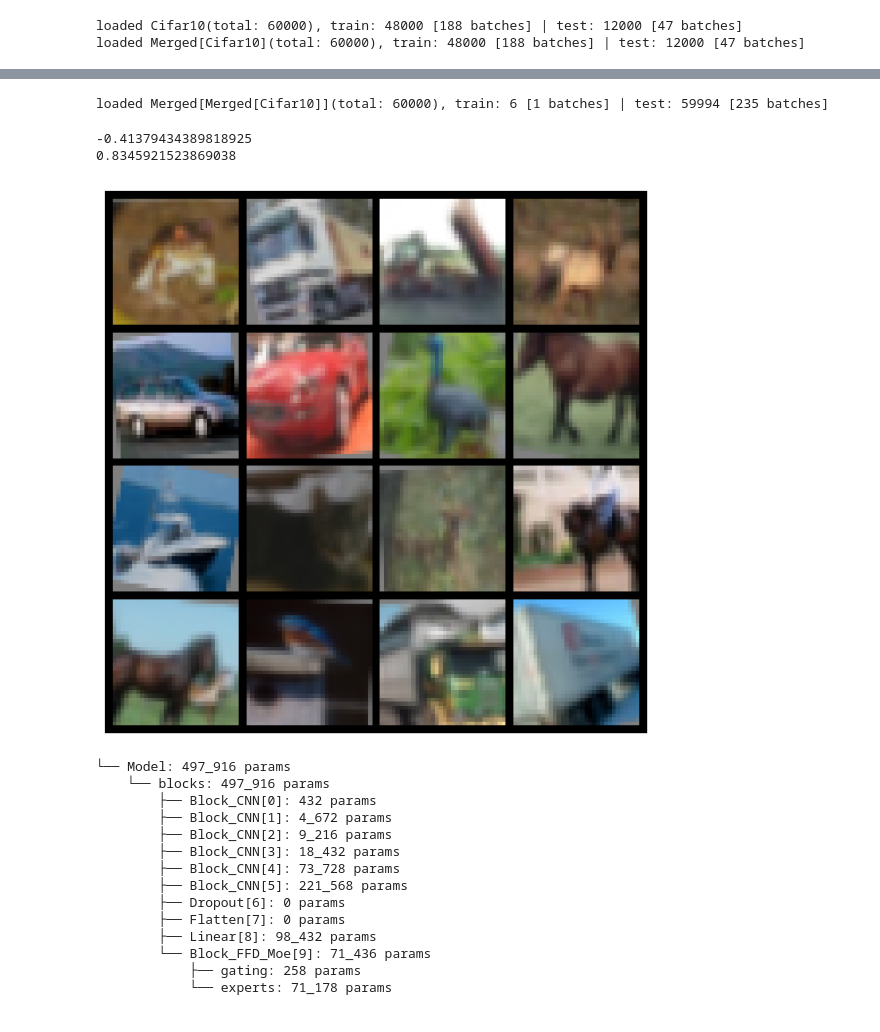
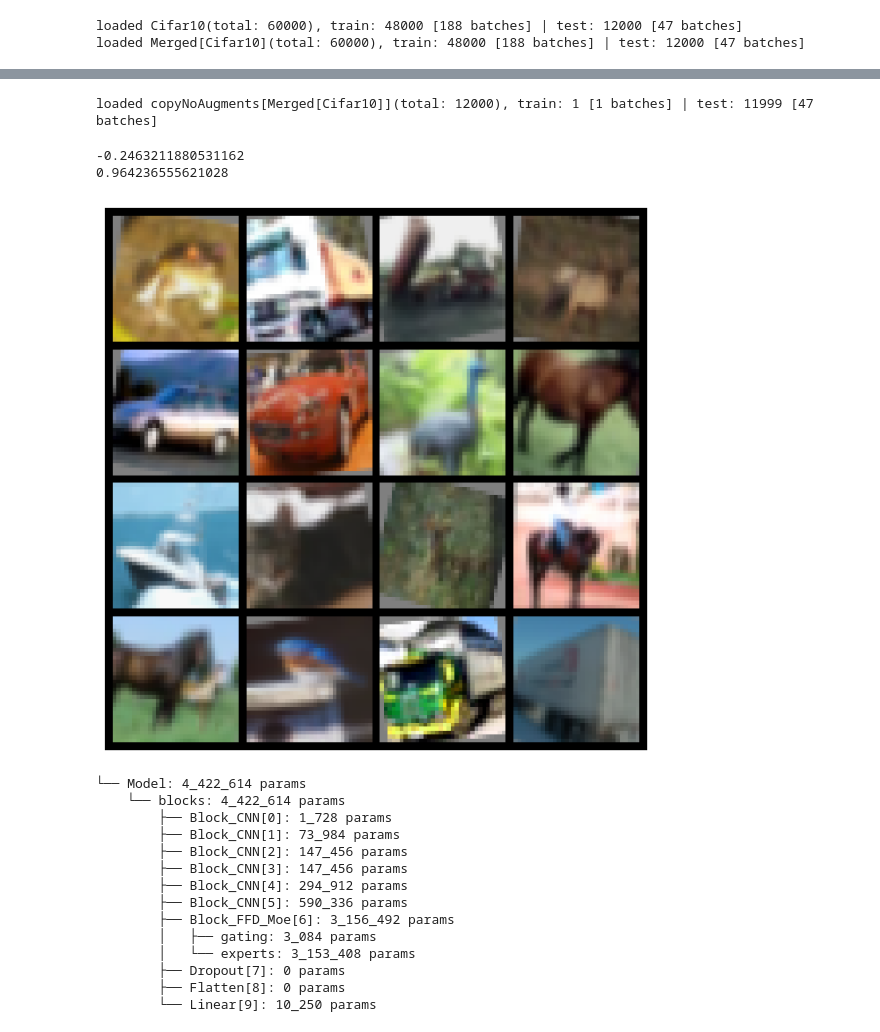
Before and after one commit to vuvu700/MOE_project, a Jupyter notebook: src/experiment_moe2.ipynb, the cells around one changed output, grey strips where cells are left out. Cells and saved outputs as stored; diff of their text form; code cells hidden in the pictures.

Commit message:
fixed datas augmentations speed and added results

```diff
--- a/src/experiment_moe2.ipynb
+++ b/src/experiment_moe2.ipynb
@@ -54,33 +69,37 @@ loaded Merged[Cifar10](total: 60000), train: 48000 [188 batches] | test: 12000 [
 # %%
-datasHandler_noAugments = handleDatas.HandleImagesClassifDatas.merge(
-    datasHandler, trainProp=0.0001, batchSizeTrain=256, batchSizeTest=256, dataAugemnt='mostBasic')
+datasHandler_noAugments = handleDatas.HandleImagesClassifDatas(
+    images=[datasHandler.full_dataset.images[i] for i in datasHandler.dataset_test.indices],
+    name=f"copyNoAugments[{datasHandler.name}]", nbClasses=datasHandler.nbClasses,
+    trainProp=0.0001, batchSizeTrain=256, batchSizeTest=256, dataAugemnt=None)
 # %% [output]
-loaded Merged[Merged[Cifar10]](total: 60000), train: 6 [1 batches] | test: 59994 [235 batches]
+loaded copyNoAugments[Merged[Cifar10]](total: 12000), train: 1 [1 batches] | test: 11999 [47 batches]
 # %%
 def cell():
     import matplotlib.pyplot as plt
 
     K = 16
     Ks = (K ** 0.5).__ceil__()
 
     plt.figure(figsize=(2*Ks,2*Ks))
     plt.axis('off')
-    images = [datasHandler.full_dataset[i]['image'] for i in range(K)]
+    images = [
+        datasHandler.full_dataset.finalTransform(
+            datasHandler.full_dataset[i]['image']) for i in range(K)]
     print((sum(img.mean().item() for img in images)/len(images)))
     print((sum(img.std().item() for img in images)/len(images)))
     plt.imshow(torchvision.utils.make_grid(
         images, nrow=Ks, normalize=True, scale_each=False).permute((1, 2, 0)))
     plt.show()
 
 cell(); del cell
 # %% [output]
--0.41379434389818925
-0.8345921523869038
+-0.2463211880531162
+0.964236555621028
-[figure, old version]
+[figure, new version]
 # %%
-model = moeModel = MoE_models.paper2.VisionModelMoe.get_cifar_v1(
+model = moeModel = MoE_models.paper2.VisionModelMoe.get_cifar_v2(
     nbClasses=datasHandler.nbClasses, wImp=0.1, wLoad=0.1,
-    nbExperts=1, topK=1, modelConfig="medium", memoryMode=False).to(device)
+    nbExperts=6, topK=2, modelConfig="large", memoryMode=False).to(device)
 lossFunc = torch.nn.CrossEntropyLoss().to(device)
 optim = torch.optim.AdamW(model.parameters(), lr=0.001)
 
@@ -96,18 +115,18 @@ _ = model(datasHandler.full_dataset[0]['image'].to(device)[None, ...].repeat((1,
 #print(_[1].detach().cpu().numpy())
 #print(_[2].detach().cpu().numpy())
 # %% [output]
-└── Model: 497_916 params
-    └── blocks: 497_916 params
-        ├── Block_CNN[0]: 432 params
-        ├── Block_CNN[1]: 4_672 params
-        ├── Block_CNN[2]: 9_216 params
-        ├── Block_CNN[3]: 18_432 params
-        ├── Block_CNN[4]: 73_728 params
-        ├── Block_CNN[5]: 221_568 params
-        ├── Dropout[6]: 0 params
-        ├── Flatten[7]: 0 params
-        ├── Linear[8]: 98_432 params
-        └── Block_FFD_Moe[9]: 71_436 params
-            ├── gating: 258 params
-            └── experts: 71_178 params
+└── Model: 4_422_614 params
+    └── blocks: 4_422_614 params
+        ├── Block_CNN[0]: 1_728 params
+        ├── Block_CNN[1]: 73_984 params
+        ├── Block_CNN[2]: 147_456 params
+        ├── Block_CNN[3]: 147_456 params
+        ├── Block_CNN[4]: 294_912 params
+        ├── Block_CNN[5]: 590_336 params
+        ├── Block_FFD_Moe[6]: 3_156_492 params
+        │   ├── gating: 3_084 params
+        │   └── experts: 3_153_408 params
+        ├── Dropout[7]: 0 params
+        ├── Flatten[8]: 0 params
+        └── Linear[9]: 10_250 params
 # %%
```
Also changed, not shown: parts of 9 cells of this notebook, 2 other files.
